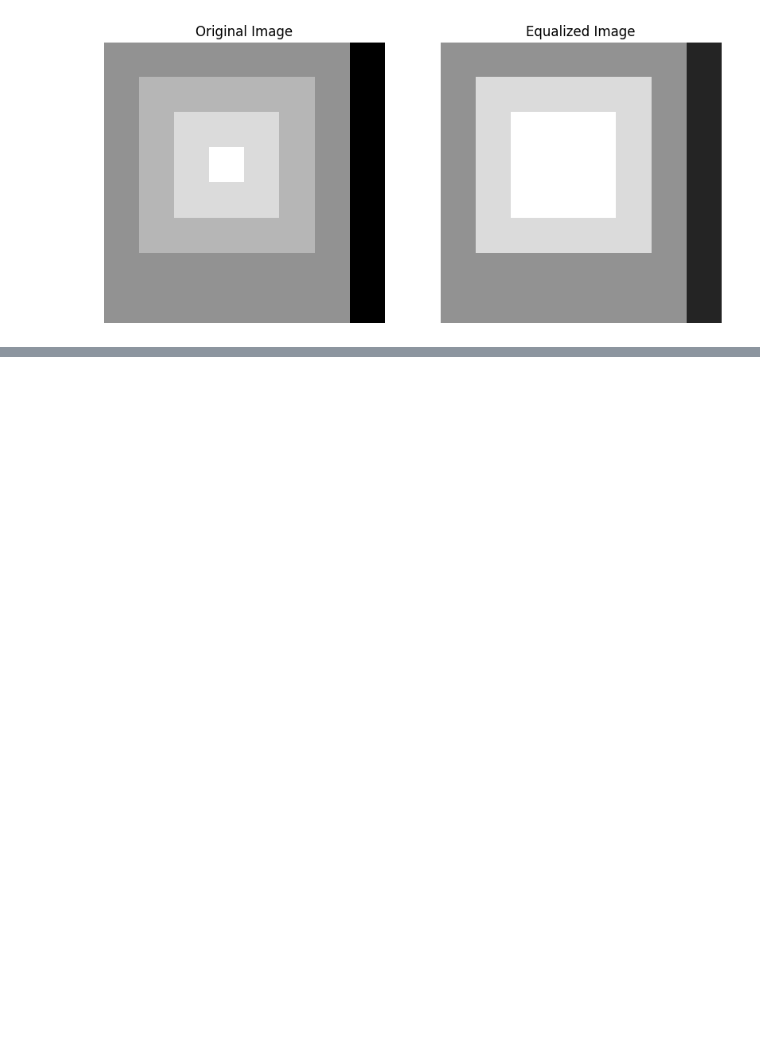
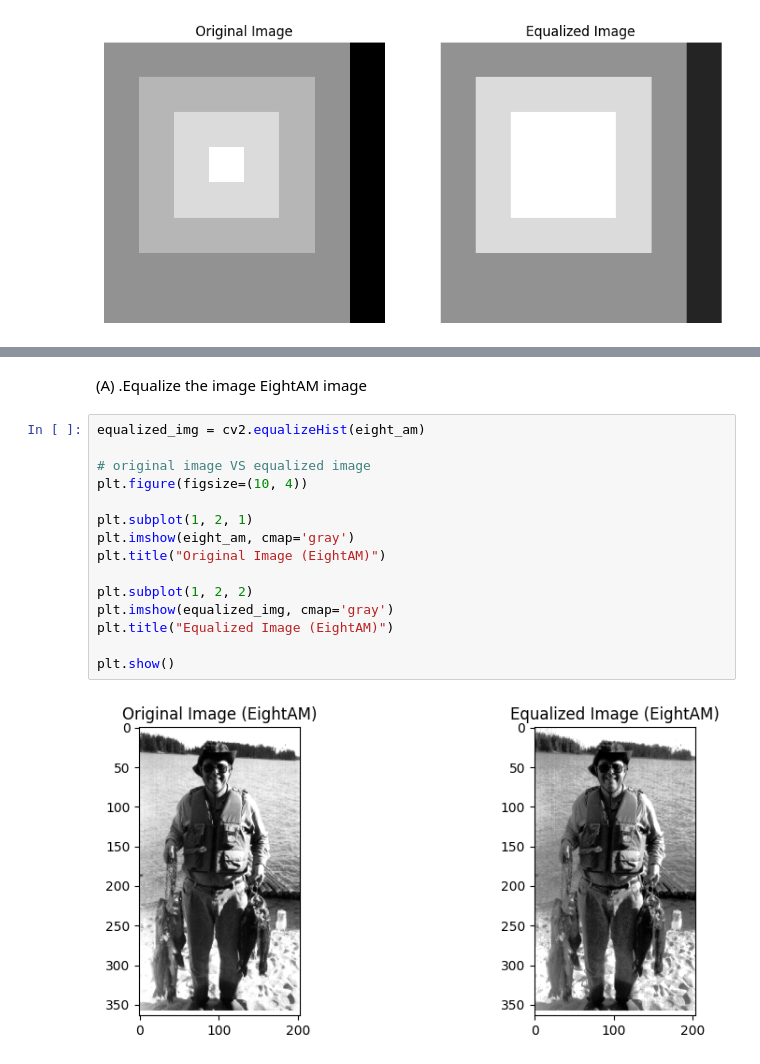
Before and after one commit to Esmtra/Master-s-Degree-Courses, a Jupyter notebook: CSE-617/Assignment 1/Assignment_imp.ipynb, the cells around one changed output, grey strips where cells are left out. Drawn from its saved outputs; the diff is of its cells as text; blank space fills up the shorter version.

```diff
--- a/CSE-617/Assignment 1/Assignment_imp.ipynb
+++ b/CSE-617/Assignment 1/Assignment_imp.ipynb
@@ -48,0 +138,19 @@ plt.show()
+# %% [markdown]
+(A) .Equalize the image EightAM image
+# %%
+equalized_img = cv2.equalizeHist(eight_am)
+
+# original image VS equalized image
+plt.figure(figsize=(10, 4))
+
+plt.subplot(1, 2, 1)
+plt.imshow(eight_am, cmap='gray')
+plt.title("Original Image (EightAM)")
+
+plt.subplot(1, 2, 2)
+plt.imshow(equalized_img, cmap='gray')
+plt.title("Equalized Image (EightAM)")
+
+plt.show()
+# %% [output]
+[figure, added]
```
Also changed, not shown: parts of 10 cells of this notebook, 3 other files.
